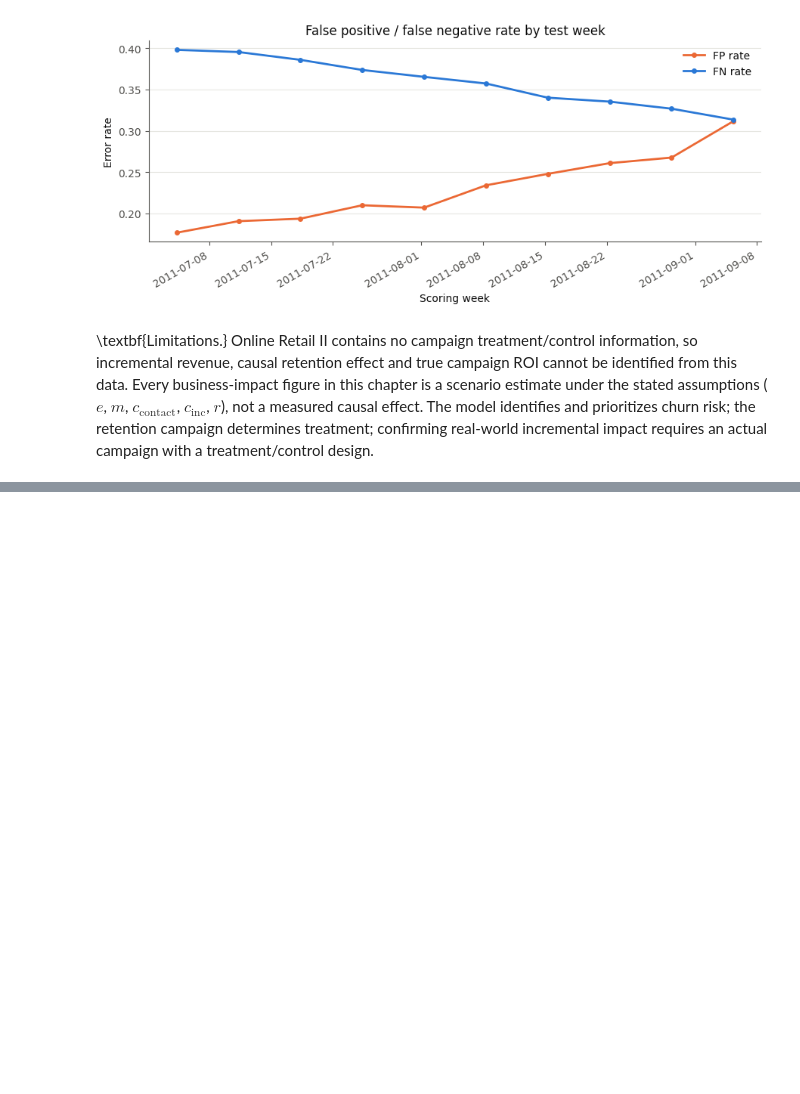
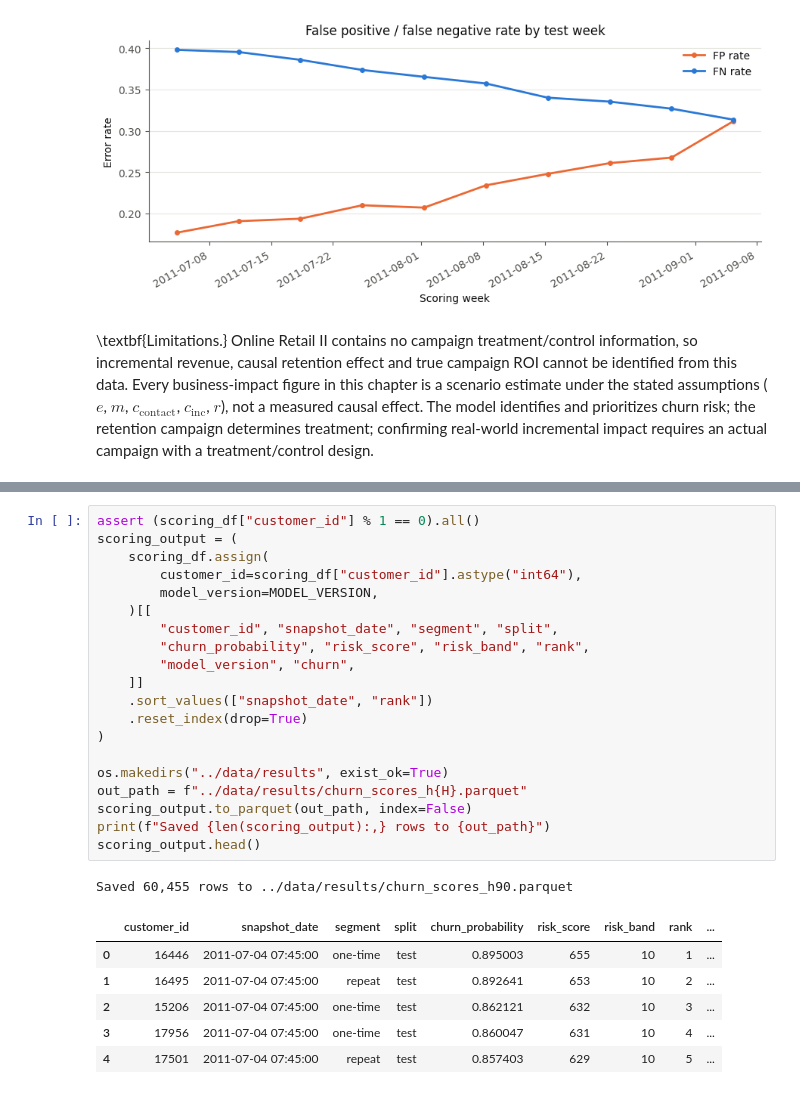
Before and after one commit to nguyenbaanh7779/customer-churn-prediction, a Jupyter notebook: notebooks/09_evaluation.ipynb, the cells around one changed output, grey strips where cells are left out. Cells and saved outputs as stored; diff of their text form; blank space fills up the shorter version.

```diff
--- a/notebooks/09_evaluation.ipynb
+++ b/notebooks/09_evaluation.ipynb
@@ -866,0 +1071,28 @@ treatment/control design.
+# %%
+assert (scoring_df["customer_id"] % 1 == 0).all()
+scoring_output = (
+    scoring_df.assign(
+        customer_id=scoring_df["customer_id"].astype("int64"),
+        model_version=MODEL_VERSION,
+    )[[
+        "customer_id", "snapshot_date", "segment", "split",
+        "churn_probability", "risk_score", "risk_band", "rank",
+        "model_version", "churn",
+    ]]
+    .sort_values(["snapshot_date", "rank"])
+    .reset_index(drop=True)
+)
+
+os.makedirs("../data/results", exist_ok=True)
+out_path = f"../data/results/churn_scores_h{H}.parquet"
+scoring_output.to_parquet(out_path, index=False)
+print(f"Saved {len(scoring_output):,} rows to {out_path}")
+scoring_output.head()
+# %% [output]
+Saved 60,455 rows to ../data/results/churn_scores_h90.parquet
+|  | customer_id | snapshot_date | segment | split | churn_probability | risk_score | risk_band | rank | ... |
+| 0 | 16446 | 2011-07-04 07:45:00 | one-time | test | 0.895003 | 655 | 10 | 1 | ... |
+| 1 | 16495 | 2011-07-04 07:45:00 | repeat | test | 0.892641 | 653 | 10 | 2 | ... |
+| 2 | 15206 | 2011-07-04 07:45:00 | one-time | test | 0.862121 | 632 | 10 | 3 | ... |
+| 3 | 17956 | 2011-07-04 07:45:00 | one-time | test | 0.860047 | 631 | 10 | 4 | ... |
+| 4 | 17501 | 2011-07-04 07:45:00 | repeat | test | 0.857403 | 629 | 10 | 5 | ... |
```
Also changed, not shown: parts of 12 cells of this notebook, 2 other files.
